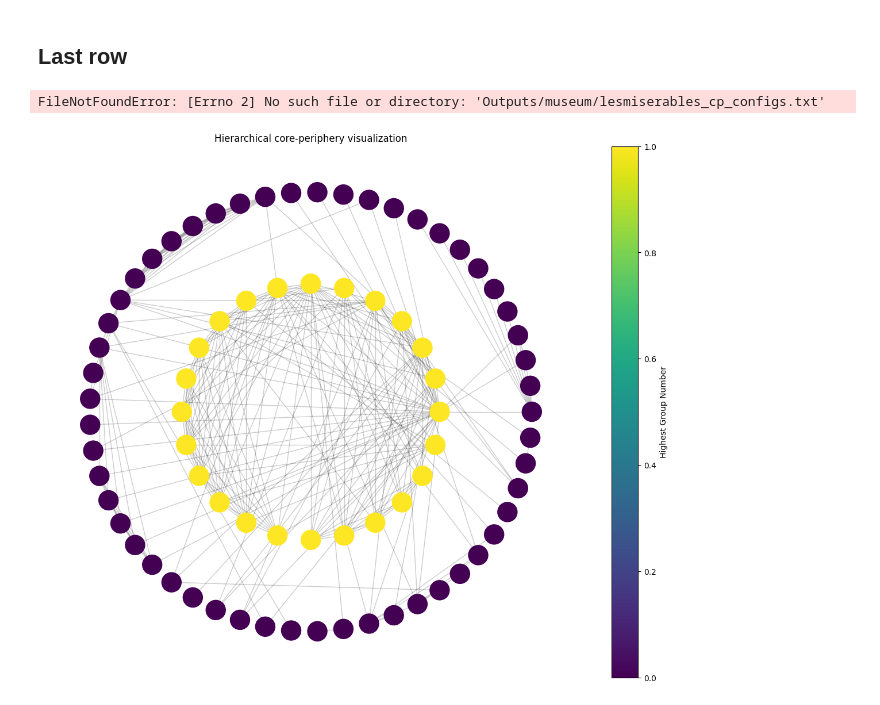
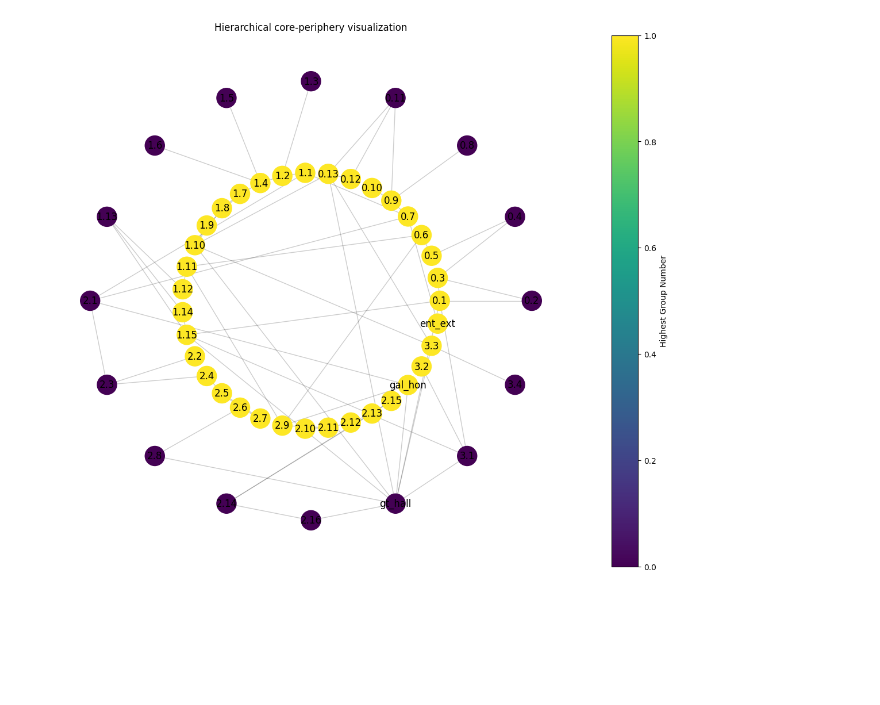
Before and after one commit to dvdbaggio/hcp, a Jupyter notebook: script.ipynb, the cells around one changed output. Drawn from its saved outputs; the diff is of its cells as text; code cells hidden in the pictures; blank space fills up the shorter version.

```diff
--- a/script.ipynb
+++ b/script.ipynb
@@ -12,11 +12,12 @@ gml_path = "Graphs/museum.gml"
 max_iter = 50000000
 max_num_group = 2
 initial_num_group = 2
-saved_data_name = "lesmiserables_cp"
+saved_data_name = "museum_cp"
 save_directory = "Outputs/museum/"
 
 config_path = save_directory + saved_data_name + "_configs.txt"
 num_groups_path = save_directory + saved_data_name + "_num_groups.txt"
+ll_path = save_directory + saved_data_name + "_ll.txt"
 
 new_values = {
     "gml_path": gml_path,
@@ -44,16 +47,22 @@ subprocess.run([path_exe, "parameters.txt"])
-# %% [markdown]
-## Last row
 # %%
+with open(ll_path, "r") as f:
+    lines = f.readlines()
+    min_ll = float("inf")
+    min_ll_index = 0
+    for i, line in enumerate(lines):
+        ll = float(line.strip())
+        if ll < min_ll:
+            min_ll = ll
+            min_ll_index = i
+
 with open(config_path, "r") as f:
     lines = f.readlines()
-    last_line_configs = lines[-1].strip()
-    last_line_configs = list(map(int, last_line_configs.split()))
+    best_config = lines[min_ll_index].strip()
+    best_config = list(map(int, best_config.split()))
 
 with open(num_groups_path, "r") as f:
     lines = f.readlines()
-    last_line_num_groups = int(lines[-1].strip())
+    best_num_groups = int(lines[min_ll_index].strip())
-# %% [output]
-FileNotFoundError: [Errno 2] No such file or directory: 'Outputs/museum/lesmiserables_cp_configs.txt'
 # %%
 def get_node_groups(number):
     binary = format(number, 'b')[::-1]  # Reverse since right bit has more importance
@@ -107,37 +116,37 @@ def create_group_based_layout(G, numbers):
 
 
     # Node colors based on highest group number
     node_colors = [max(node_groups.get(node, [0])) if node_groups.get(node, []) else 0
                   for node in G.nodes()]
 
     nodes = nx.draw_networkx_nodes(G, pos,
                                  node_size=node_sizes,
                                  node_color=node_colors,
                                  cmap=plt.cm.viridis,
                                  ax=ax)
 
     nx.draw_networkx_edges(G, pos, alpha=0.2, ax=ax)
 
     # Add labels
-    #labels = {node: str(node) for node in G.nodes()}
-    #nx.draw_networkx_labels(G, pos, labels, ax=ax)
+    labels = {node: str(node) for node in G.nodes()}
+    nx.draw_networkx_labels(G, pos, labels, ax=ax)
 
     # Set up colorbar
     norm = Normalize(vmin=min(node_colors), vmax=max(node_colors))
     sm = plt.cm.ScalarMappable(cmap=plt.cm.viridis, norm=norm)
     sm.set_array([])
     plt.colorbar(sm, ax=ax, label="Highest Group Number")
 
     plt.title("Hierarchical core-periphery visualization")
     plt.axis('off')
 
     return G, pos
 
 G = nx.read_gml(gml_path)
-G, pos = create_group_based_layout(G, last_line_configs)
+G, pos = create_group_based_layout(G, best_config)
 plt.show()
 # %% [output]
-[figure, old version]
+[figure, new version]
 # %%
 def get_node_groups(number):
     """Convert a decimal number to its binary representation and return indices where 1s appear"""
```
Also changed, not shown: parts of 3 cells of this notebook, 22 other files.
